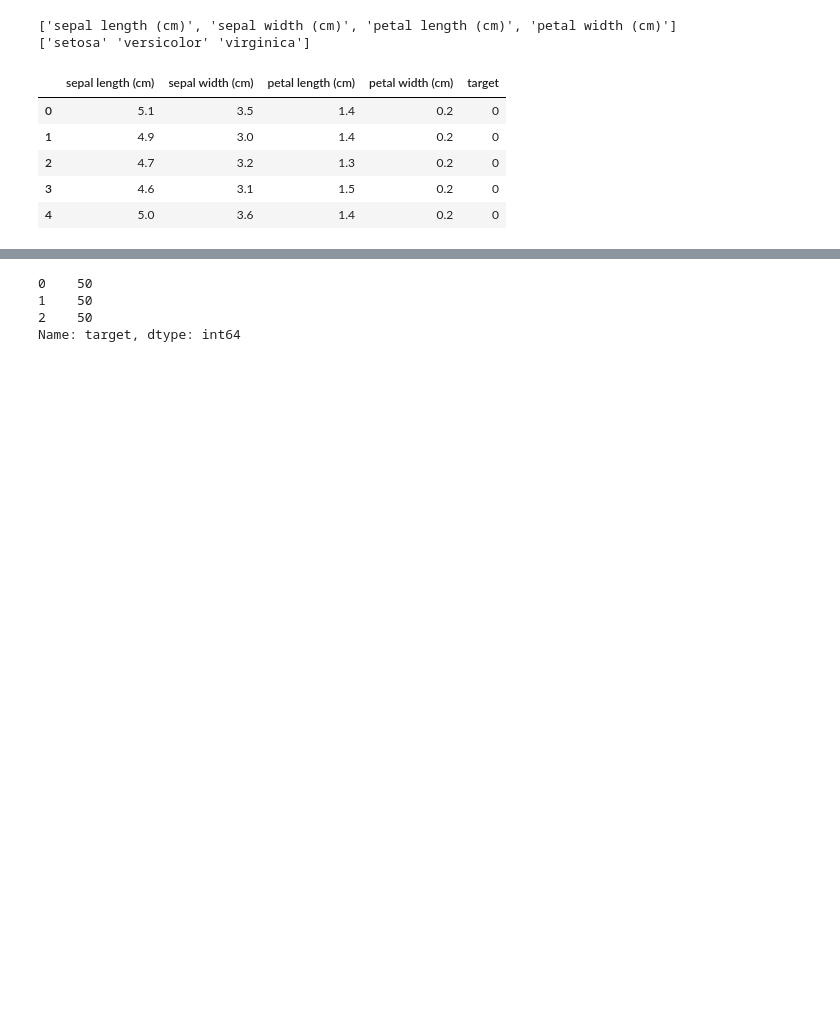
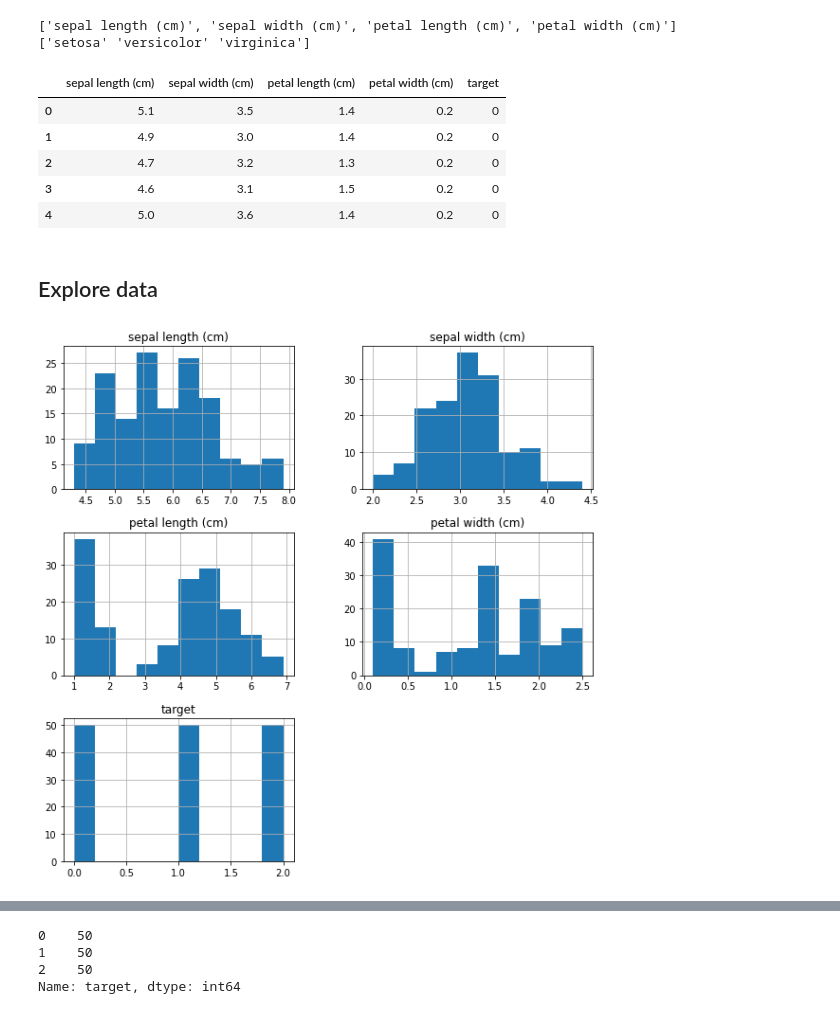
Before and after one commit to ie-ai-class/ai-2564-1, a Jupyter notebook: Topic 02 - Classification/T11_Perceptron_Binary.ipynb, the cells around one changed output, grey strips where cells are left out. Cells and saved outputs as stored; diff of their text form; code cells hidden in the pictures; blank space fills up the shorter version.

```diff
--- a/Topic 02 - Classification/T11_Perceptron_Binary.ipynb
+++ b/Topic 02 - Classification/T11_Perceptron_Binary.ipynb
@@ -53,3 +74,10 @@ df.head()
 | 2 | 4.7 | 3.2 | 1.3 | 0.2 | 0 |
 | 3 | 4.6 | 3.1 | 1.5 | 0.2 | 0 |
 | 4 | 5.0 | 3.6 | 1.4 | 0.2 | 0 |
+# %% [markdown]
+## Explore data
+# %%
+df.hist(figsize=(10,10))
+display()
+# %% [output]
+[figure, added]
```
Also changed, not shown: parts of 46 cells of this notebook, 3 other files.
